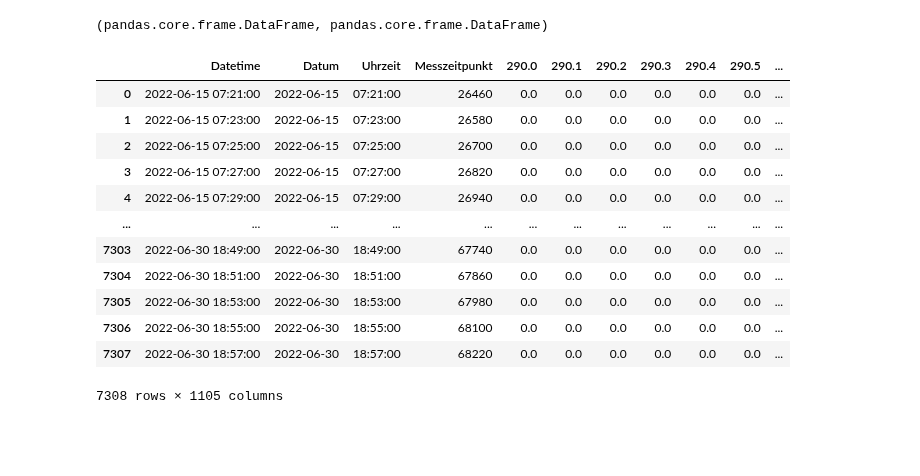
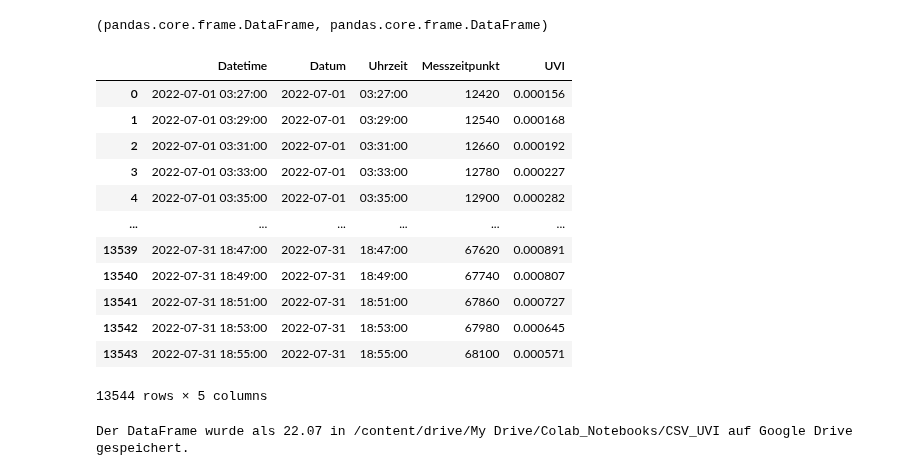
Before and after one commit to rjanow/Masterarbeit, a Jupyter notebook: CSV_to_UVI.ipynb, the cells around one changed output. Drawn from its saved outputs; the diff is of its cells as text; code cells hidden in the pictures; blank space fills up the shorter version.

```diff
--- a/CSV_to_UVI.ipynb
+++ b/CSV_to_UVI.ipynb
@@ -84,19 +85,19 @@ columns_to_copy = ['Messzeitpunkt', 'Uhrzeit', 'Datum', 'Datetime']
 for col in columns_to_copy:
   df_Gewichtet.insert(0, col, df_Messdaten[col])
   df_UVI.insert(0, col, df_Messdaten[col])
-# %%
-df_Gewichtet
-# %% [output]
-|  | Datetime | Datum | Uhrzeit | Messzeitpunkt | 290.0 | 290.1 | 290.2 | 290.3 | 290.4 | 290.5 | ... |
-| 0 | 2022-06-15 07:21:00 | 2022-06-15 | 07:21:00 | 26460 | 0.0 | 0.0 | 0.0 | 0.0 | 0.0 | 0.0 | ... |
-| 1 | 2022-06-15 07:23:00 | 2022-06-15 | 07:23:00 | 26580 | 0.0 | 0.0 | 0.0 | 0.0 | 0.0 | 0.0 | ... |
-| 2 | 2022-06-15 07:25:00 | 2022-06-15 | 07:25:00 | 26700 | 0.0 | 0.0 | 0.0 | 0.0 | 0.0 | 0.0 | ... |
-| 3 | 2022-06-15 07:27:00 | 2022-06-15 | 07:27:00 | 26820 | 0.0 | 0.0 | 0.0 | 0.0 | 0.0 | 0.0 | ... |
-| 4 | 2022-06-15 07:29:00 | 2022-06-15 | 07:29:00 | 26940 | 0.0 | 0.0 | 0.0 | 0.0 | 0.0 | 0.0 | ... |
-| ... | ... | ... | ... | ... | ... | ... | ... | ... | ... | ... | ... |
-| 7303 | 2022-06-30 18:49:00 | 2022-06-30 | 18:49:00 | 67740 | 0.0 | 0.0 | 0.0 | 0.0 | 0.0 | 0.0 | ... |
-| 7304 | 2022-06-30 18:51:00 | 2022-06-30 | 18:51:00 | 67860 | 0.0 | 0.0 | 0.0 | 0.0 | 0.0 | 0.0 | ... |
-| 7305 | 2022-06-30 18:53:00 | 2022-06-30 | 18:53:00 | 67980 | 0.0 | 0.0 | 0.0 | 0.0 | 0.0 | 0.0 | ... |
-| 7306 | 2022-06-30 18:55:00 | 2022-06-30 | 18:55:00 | 68100 | 0.0 | 0.0 | 0.0 | 0.0 | 0.0 | 0.0 | ... |
-| 7307 | 2022-06-30 18:57:00 | 2022-06-30 | 18:57:00 | 68220 | 0.0 | 0.0 | 0.0 | 0.0 | 0.0 | 0.0 | ... |
-7308 rows × 1105 columns
+# %%
+df_UVI
+# %% [output]
+|  | Datetime | Datum | Uhrzeit | Messzeitpunkt | UVI |
+| 0 | 2022-07-01 03:27:00 | 2022-07-01 | 03:27:00 | 12420 | 0.000156 |
+| 1 | 2022-07-01 03:29:00 | 2022-07-01 | 03:29:00 | 12540 | 0.000168 |
+| 2 | 2022-07-01 03:31:00 | 2022-07-01 | 03:31:00 | 12660 | 0.000192 |
+| 3 | 2022-07-01 03:33:00 | 2022-07-01 | 03:33:00 | 12780 | 0.000227 |
+| 4 | 2022-07-01 03:35:00 | 2022-07-01 | 03:35:00 | 12900 | 0.000282 |
+| ... | ... | ... | ... | ... | ... |
+| 13539 | 2022-07-31 18:47:00 | 2022-07-31 | 18:47:00 | 67620 | 0.000891 |
+| 13540 | 2022-07-31 18:49:00 | 2022-07-31 | 18:49:00 | 67740 | 0.000807 |
+| 13541 | 2022-07-31 18:51:00 | 2022-07-31 | 18:51:00 | 67860 | 0.000727 |
+| 13542 | 2022-07-31 18:53:00 | 2022-07-31 | 18:53:00 | 67980 | 0.000645 |
+| 13543 | 2022-07-31 18:55:00 | 2022-07-31 | 18:55:00 | 68100 | 0.000571 |
+13544 rows × 5 columns
@@ -102,0 +116,4 @@ df_Gewichtet
+# %%
+save_dataframe_to_drive(df_UVI, '/content/drive/My Drive/Colab_Notebooks/CSV_UVI', month)
+# %% [output]
+Der DataFrame wurde als 22.07 in /content/drive/My Drive/Colab_Notebooks/CSV_UVI auf Google Drive gespeichert.
```
Also changed, not shown: parts of 7 cells of this notebook.
